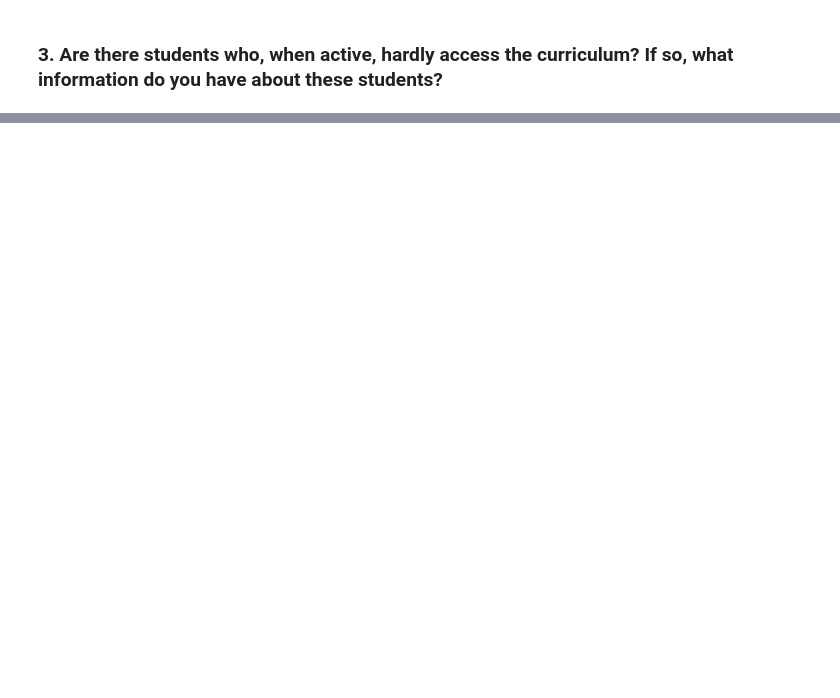
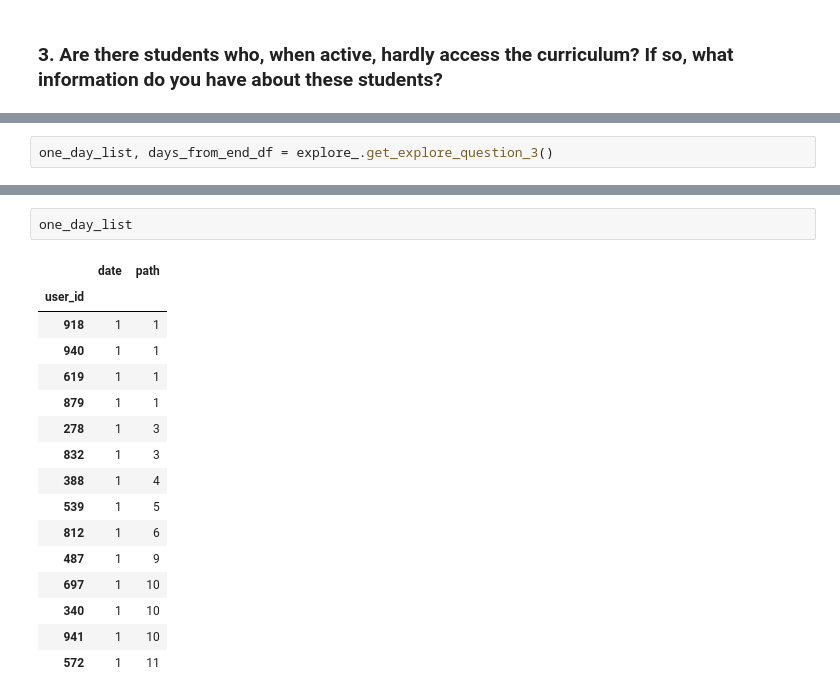
Before and after one commit to Anomaly-Detection-Group/anomaly_detection_project, a Jupyter notebook: final_report.ipynb, the cells around one changed output, grey strips where cells are left out. Saved outputs shown, nothing was run; the diff lists cells and outputs as text; blank space fills up the shorter version.

```diff
--- a/final_report.ipynb
+++ b/final_report.ipynb
@@ -50,0 +65,2 @@ explore_victoire_.get_explore_question_2()
+# %%
+one_day_list, days_from_end_df = explore_.get_explore_question_3()
@@ -50,0 +83,19 @@ explore_victoire_.get_explore_question_2()
+# %%
+one_day_list
+# %% [output]
+|  | date | path |
+| user_id |  |  |
+| 918 | 1 | 1 |
+| 940 | 1 | 1 |
+| 619 | 1 | 1 |
+| 879 | 1 | 1 |
+| 278 | 1 | 3 |
+| 832 | 1 | 3 |
+| 388 | 1 | 4 |
+| 539 | 1 | 5 |
+| 812 | 1 | 6 |
+| 487 | 1 | 9 |
+| 697 | 1 | 10 |
+| 340 | 1 | 10 |
+| 941 | 1 | 10 |
+| 572 | 1 | 11 |
```
Also changed, not shown: parts of 12 cells of this notebook, 3 other files.
